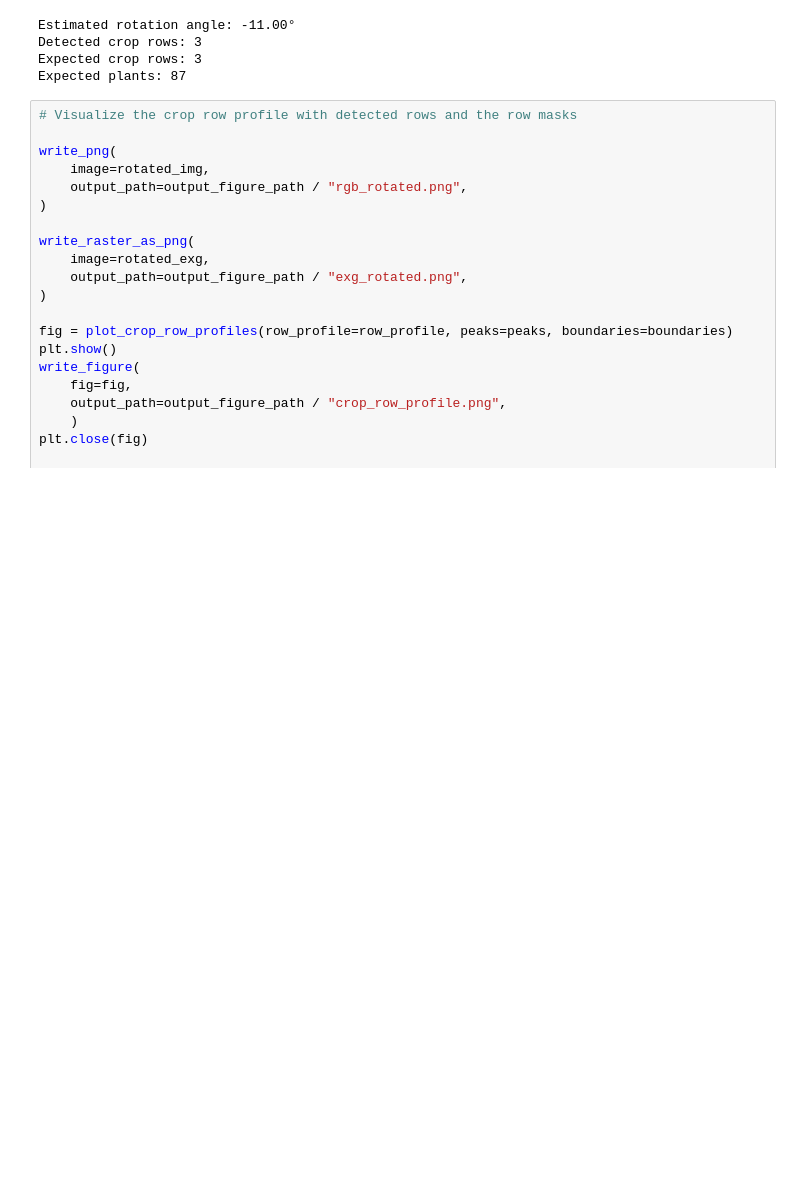
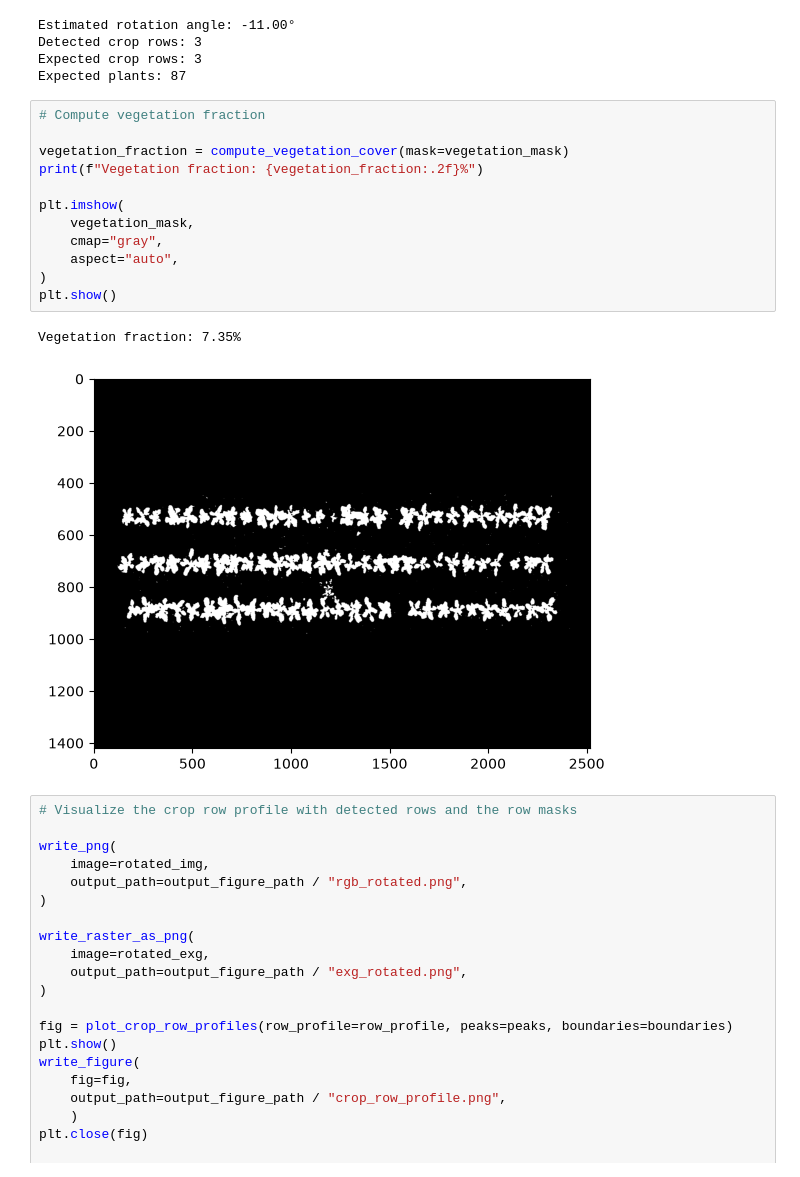
Before and after one commit to Aurelien-Peter/OpenCropPhenotyping, a Jupyter notebook: notebooks/06_UAV RGB workflow demonstration.ipynb, the cells around one changed output. Drawn from its saved outputs; the diff is of its cells as text; blank space fills up the shorter version.

Commit message:
compute vegetation fraction from uav images

```diff
--- a/notebooks/06_UAV RGB workflow demonstration.ipynb
+++ b/notebooks/06_UAV RGB workflow demonstration.ipynb
@@ -135,6 +136,21 @@ Estimated rotation angle: -11.00°
 Detected crop rows: 3
 Expected crop rows: 3
 Expected plants: 87
+# %%
+# Compute vegetation fraction
+
+vegetation_fraction = compute_vegetation_cover(mask=vegetation_mask)
+print(f"Vegetation fraction: {vegetation_fraction:.2f}%")
+
+plt.imshow(
+    vegetation_mask,
+    cmap="gray",
+    aspect="auto",
+)
+plt.show()
+# %% [output]
+Vegetation fraction: 7.35%
+[figure, added]
 # %%
 # Visualize the crop row profile with detected rows and the row masks
 
```
Also changed, not shown: parts of 1 cell of this notebook, 3 other files.
